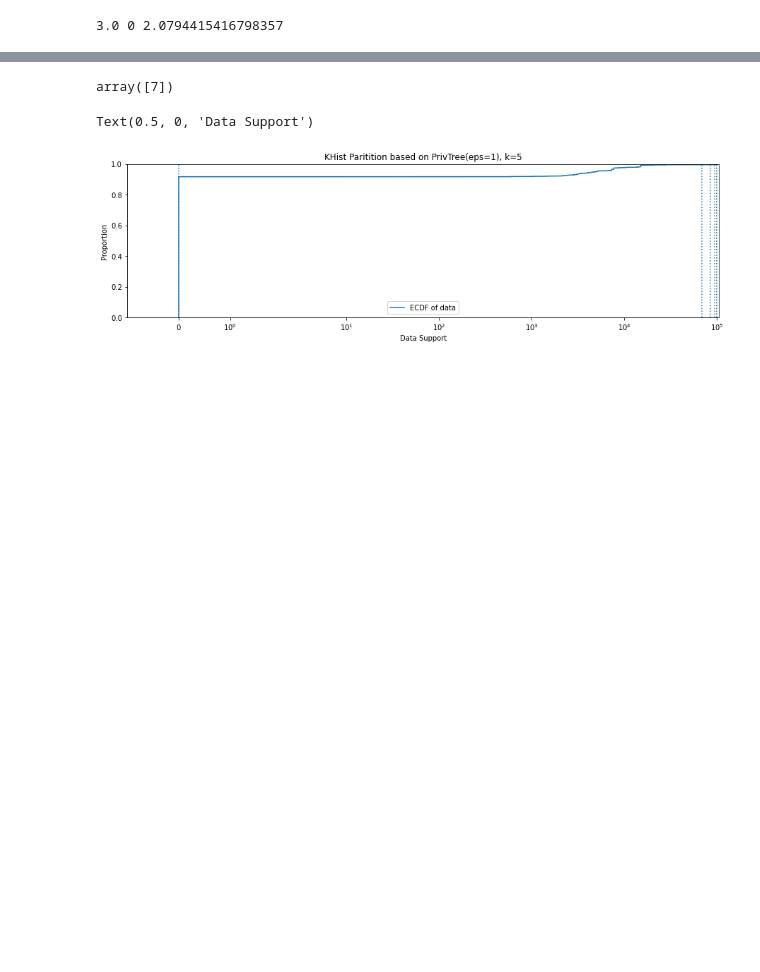
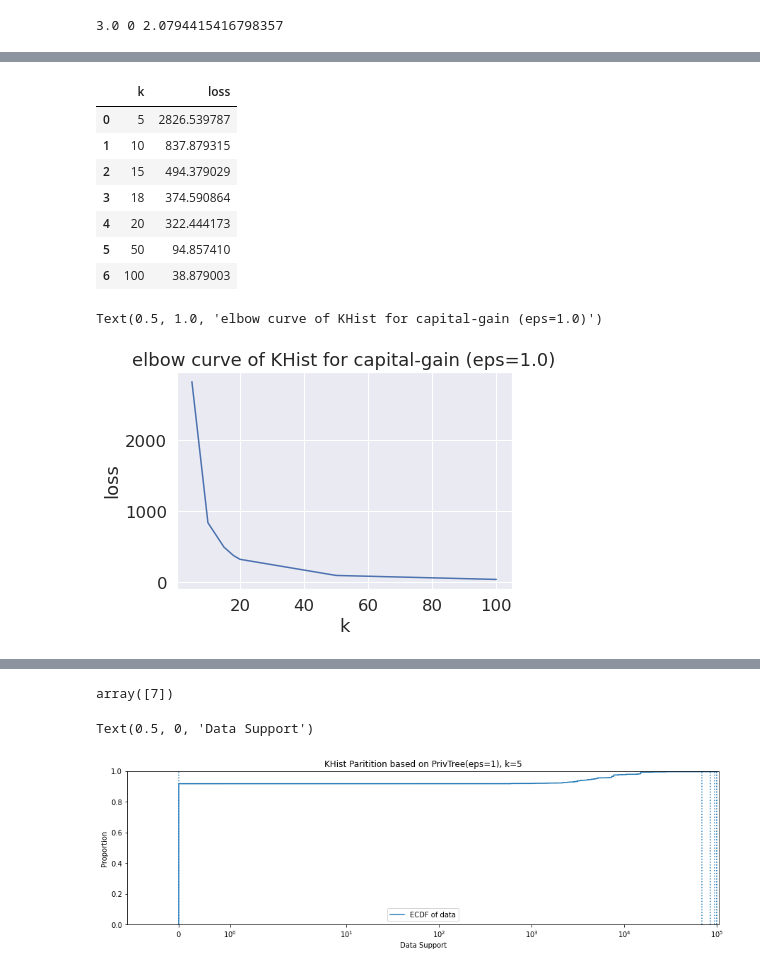
Before and after one commit to 122689305/khist, a Jupyter notebook: test_khist.ipynb, the cells around one changed output, grey strips where cells are left out. Saved outputs shown, nothing was run; the diff lists cells and outputs as text; code cells hidden in the pictures; blank space fills up the shorter version.

```diff
--- a/test_khist.ipynb
+++ b/test_khist.ipynb
@@ -86,19 +86,11 @@ G = myprivtree.naive_est()
 # %% [output]
 3.0 0 2.0794415416798357
 # %%
+leaves = sorted(privtree.get_leaves(G), key=lambda x: x.lb[0])
 n = len(A)
 est_n = root.var.value
 df = pd.DataFrame({'lb':[leaf.lb[0] for leaf in leaves],
                    'ub':[leaf.ub[0] for leaf in leaves],
                    'real cnt':[leaf.c for leaf in leaves],
-                   'est cnt':[int(leaf.var.value / est_n * n) for leaf in leaves]})
+                   'guessed cnt':[int(leaf.var.value / est_n * n) for leaf in leaves]})
 df.to_csv('temp.csv', index=False)
-# %%
-leaves = sorted(privtree.get_leaves(G), key=lambda x: x.lb[0])
-print(f'# leaves: {len(leaves)}')
-khist_A = np.array([leaf.var.value for leaf in leaves])
-khist_A = khist_A / khist_A.sum()
-khist_B = np.array([leaf.ub[0] - leaf.lb[0] for leaf in leaves])
-
-k = 15
-X, dp = khist.solve_khist(khist_A, khist_B, k)
@@ -134,0 +132,17 @@ df
+# %%
+fig, ax = plt.subplots()
+losses = pd.DataFrame(losses)
+display(losses)
+sns.lineplot(data=losses, x='k', y='loss')
+ax.set_title('elbow curve of KHist for capital-gain (eps=1.0)')
+# %% [output]
+|  | k | loss |
+| 0 | 5 | 2826.539787 |
+| 1 | 10 | 837.879315 |
+| 2 | 15 | 494.379029 |
+| 3 | 18 | 374.590864 |
+| 4 | 20 | 322.444173 |
+| 5 | 50 | 94.857410 |
+| 6 | 100 | 38.879003 |
+Text(0.5, 1.0, 'elbow curve of KHist for capital-gain (eps=1.0)')
+[figure, added]
```
Also changed, not shown: parts of 12 cells of this notebook, 25 other files.
